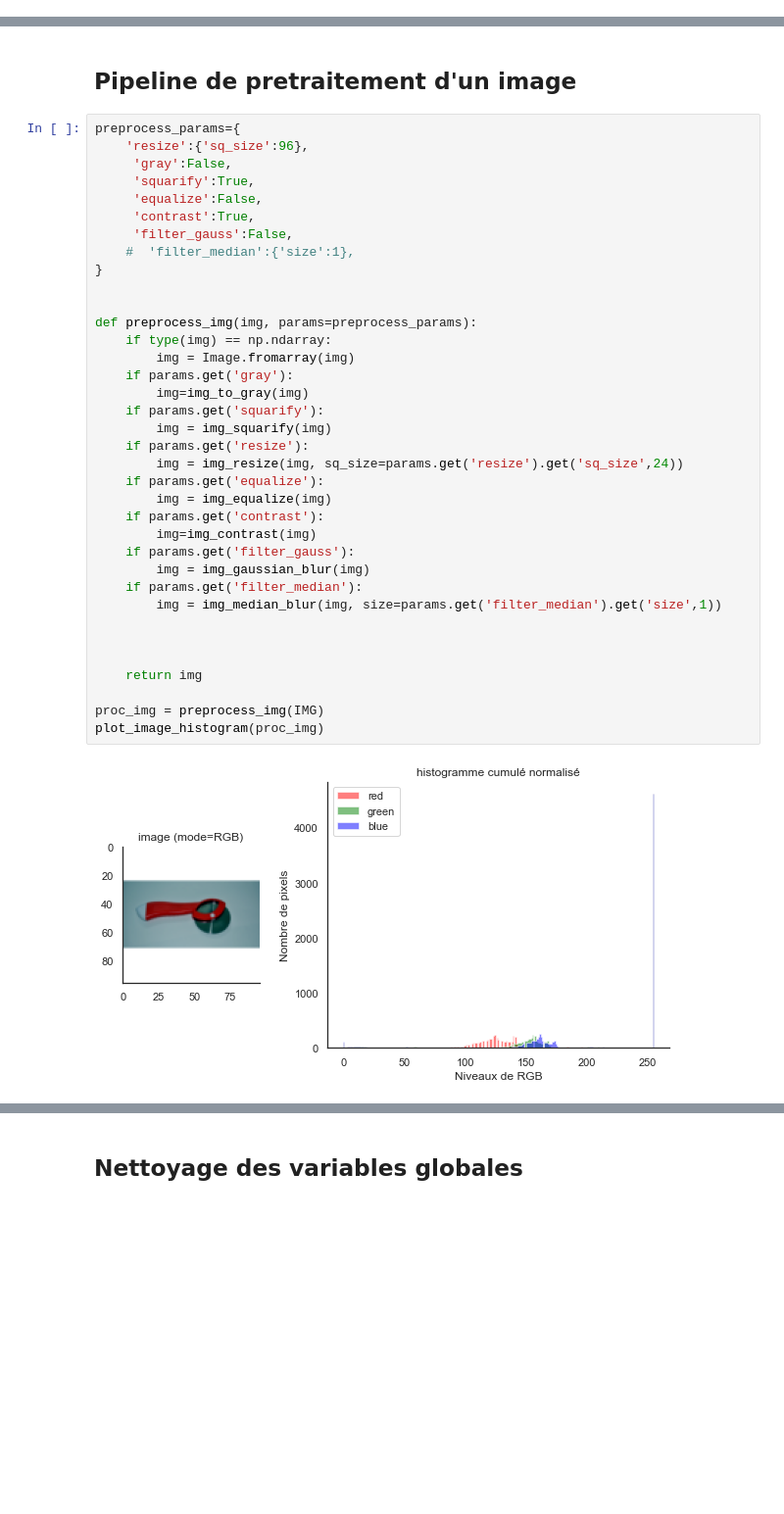
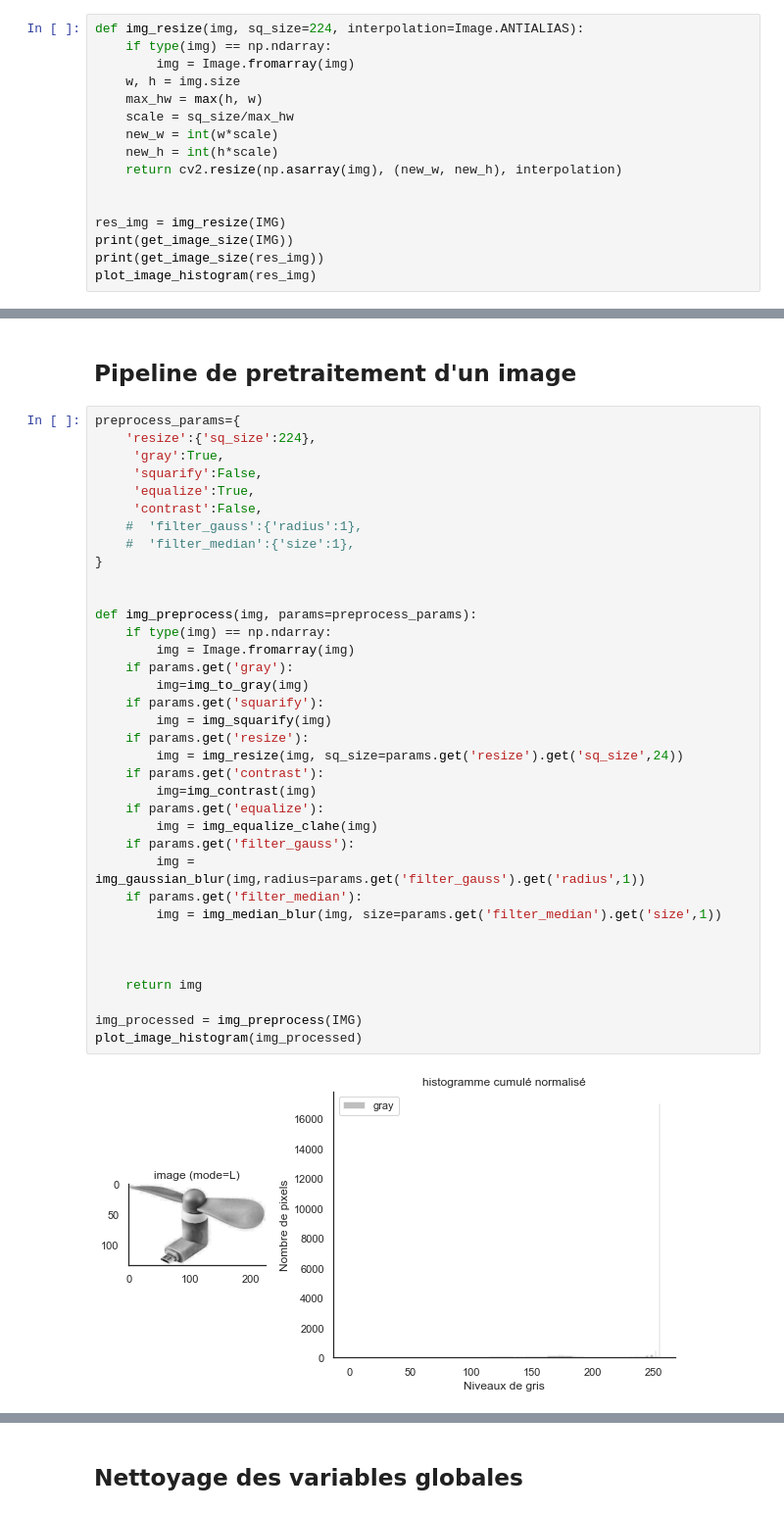
Before and after one commit to mrcreasey/oc-ds-p6-nlp-computer-vision, a Jupyter notebook: P6_02_image_classification.ipynb, the cells around one changed output, grey strips where cells are left out. Shown at 98% size. Drawn from its saved outputs; the diff is of its cells as text; blank space fills up the shorter version.

```diff
--- a/P6_02_image_classification.ipynb
+++ b/P6_02_image_classification.ipynb
@@ -704,0 +882,16 @@ Largeur : 224 px, hauteur : 109 px
+# %%
+def img_resize(img, sq_size=224, interpolation=Image.ANTIALIAS):
+    if type(img) == np.ndarray:
+        img = Image.fromarray(img)
+    w, h = img.size
+    max_hw = max(h, w)
+    scale = sq_size/max_hw
+    new_w = int(w*scale)
+    new_h = int(h*scale)
+    return cv2.resize(np.asarray(img), (new_w, new_h), interpolation)
+
+
+res_img = img_resize(IMG)
+print(get_image_size(IMG))
+print(get_image_size(res_img))
+plot_image_histogram(res_img)
@@ -706,39 +905,39 @@ Largeur : 224 px, hauteur : 109 px
 ## Pipeline de pretraitement d'un image
 # %%
 preprocess_params={
-    'resize':{'sq_size':96},
-     'gray':False,
-     'squarify':True,
-     'equalize':False,
-     'contrast':True,
-     'filter_gauss':False,
+    'resize':{'sq_size':224},
+     'gray':True,
+     'squarify':False,
+     'equalize':True,
+     'contrast':False,
+    #  'filter_gauss':{'radius':1},
     #  'filter_median':{'size':1},
 }
 
 
-def preprocess_img(img, params=preprocess_params):
+def img_preprocess(img, params=preprocess_params):
     if type(img) == np.ndarray:
         img = Image.fromarray(img)
     if params.get('gray'):
         img=img_to_gray(img)
     if params.get('squarify'):
         img = img_squarify(img)
     if params.get('resize'):
         img = img_resize(img, sq_size=params.get('resize').get('sq_size',24))
-    if params.get('equalize'):
-        img = img_equalize(img)
     if params.get('contrast'):
         img=img_contrast(img)
+    if params.get('equalize'):
+        img = img_equalize_clahe(img)
     if params.get('filter_gauss'):
-        img = img_gaussian_blur(img)
+        img = img_gaussian_blur(img,radius=params.get('filter_gauss').get('radius',1))
     if params.get('filter_median'):
         img = img_median_blur(img, size=params.get('filter_median').get('size',1))
 
 
 
     return img
 
-proc_img = preprocess_img(IMG)
-plot_image_histogram(proc_img)
+img_processed = img_preprocess(IMG)
+plot_image_histogram(img_processed)
 # %% [output]
-[figure, old version]
+[figure, new version]
```
Also changed, not shown: parts of 89 cells of this notebook.
